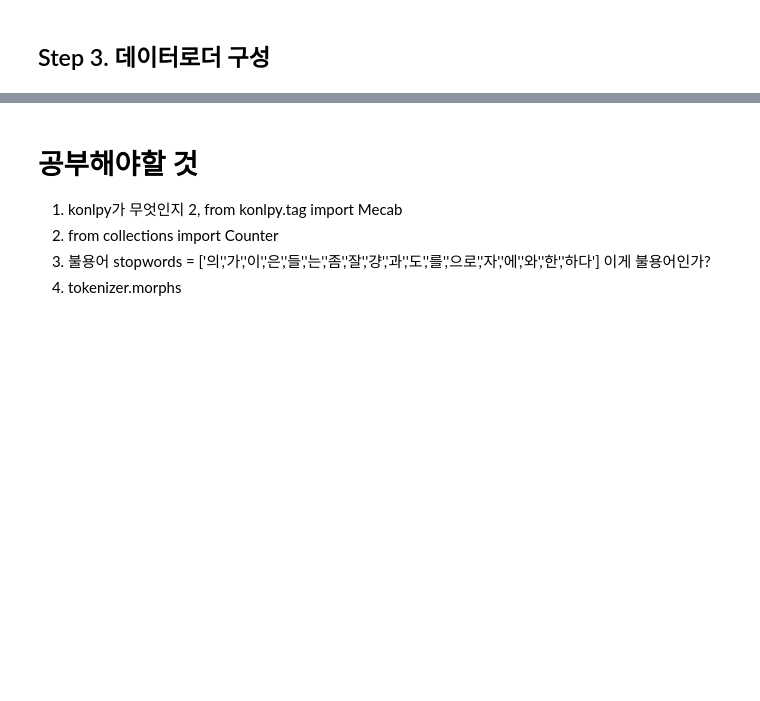
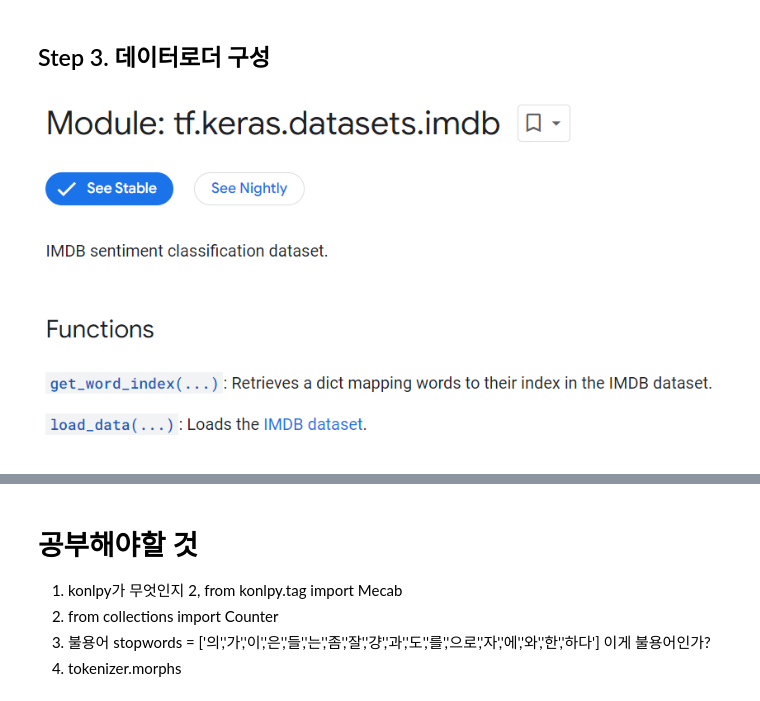
Before and after one commit to Geunahnoh/first-repository, a Jupyter notebook: [Going Deeper_5] Movie Review Sentiment Analysis .ipynb, the cells around one changed output, grey strips where cells are left out. Cells and saved outputs as stored; diff of their text form; code cells hidden in the pictures; blank space fills up the shorter version.

```diff
--- a/[Going Deeper_5] Movie Review Sentiment Analysis .ipynb
+++ b/[Going Deeper_5] Movie Review Sentiment Analysis .ipynb
@@ -180,3 +181,7 @@ memory usage: 1.1+ MB
 그러나 이번에 다루게 될 nsmc 데이터셋은 전혀 가공되지 않은 텍스트 파일로 이루어져 있습니다.
 이것을 읽어서 imdb.data_loader()와 동일하게 동작하는 자신만의 data_loader를 만들어 보는 것으로 시작합니다.
 data_loader 안에서는 다음을 수행해야 합니다.
+# %%
+Image("[GD_5_Movie Review] images/01.PNG")
+# %% [output]
+[figure, added]
```
Also changed, not shown: parts of 96 cells of this notebook.
